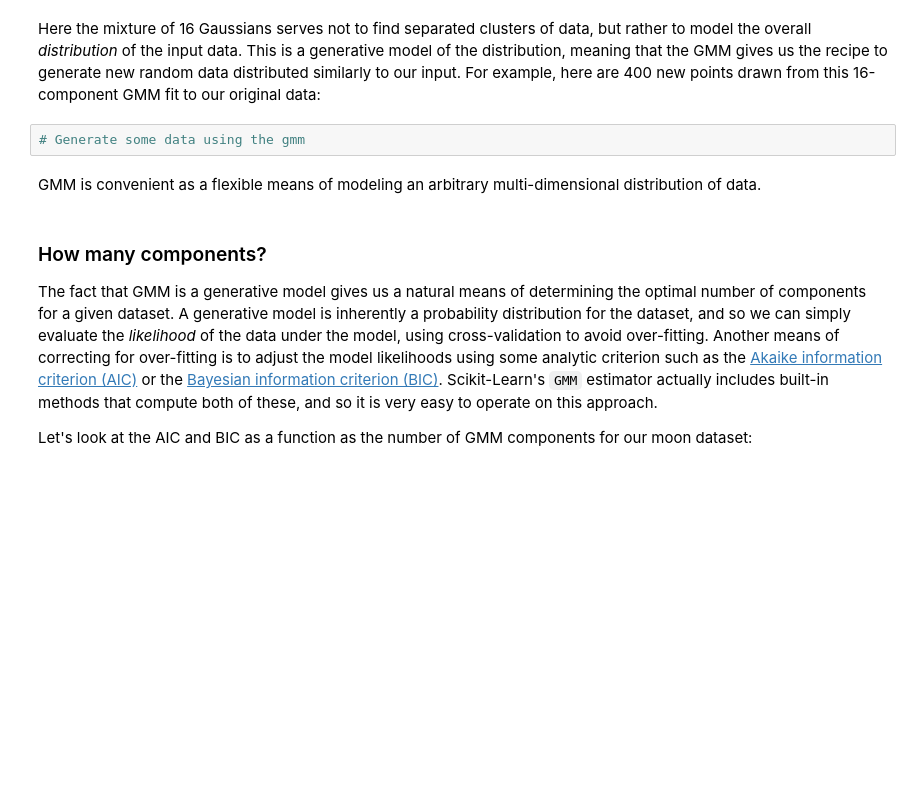
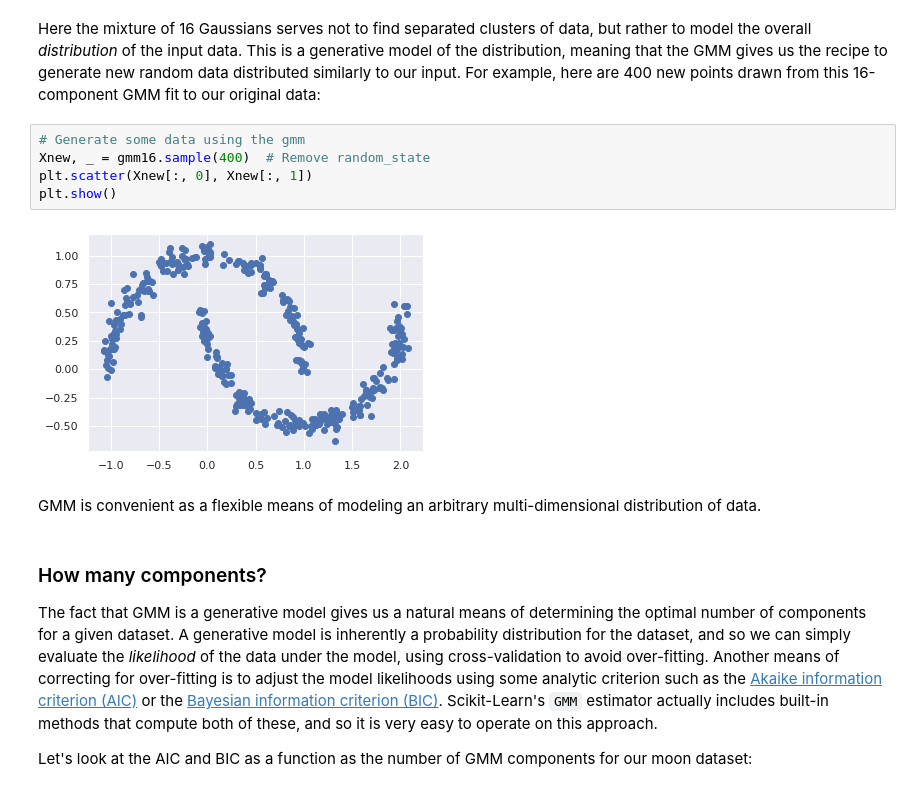
Before and after one commit to MiaMor04/Jupyter_Content, a Jupyter notebook: 13_4_Gaussian-Mixtures.ipynb, the cells around one changed output. Drawn from its saved outputs; the diff is of its cells as text; blank space fills up the shorter version.

```diff
--- a/13_4_Gaussian-Mixtures.ipynb
+++ b/13_4_Gaussian-Mixtures.ipynb
@@ -222,6 +234,11 @@ This is a generative model of the distribution, meaning that the GMM gives us th
 For example, here are 400 new points drawn from this 16-component GMM fit to our original data:
 # %%
 # Generate some data using the gmm
+Xnew, _ = gmm16.sample(400)  # Remove random_state
+plt.scatter(Xnew[:, 0], Xnew[:, 1])
+plt.show()
+# %% [output]
+[figure, added]
 # %% [markdown]
 GMM is convenient as a flexible means of modeling an arbitrary multi-dimensional distribution of data.
 # %% [markdown]
```
Also changed, not shown: parts of 14 cells of this notebook, 2 other files.
